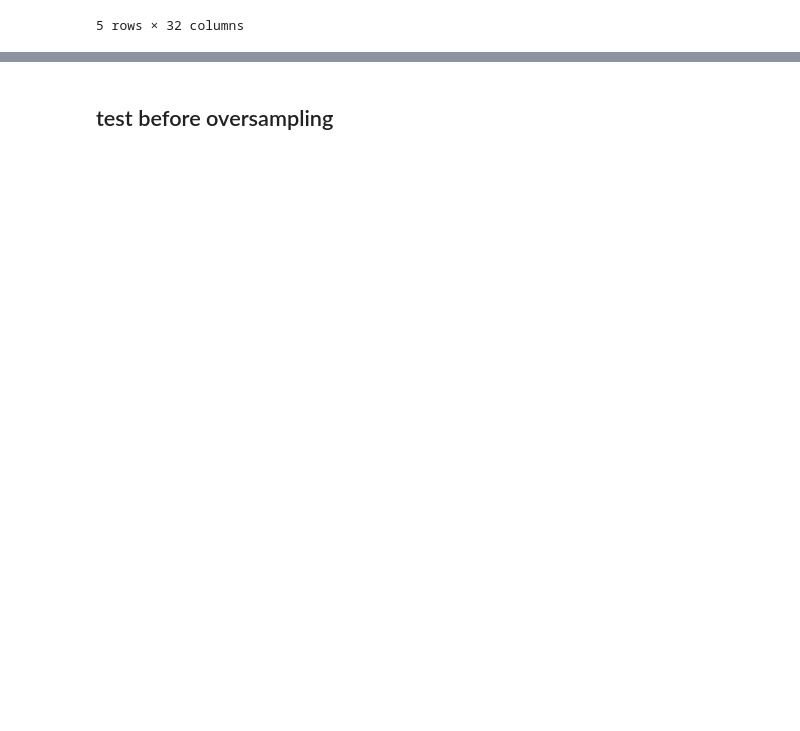
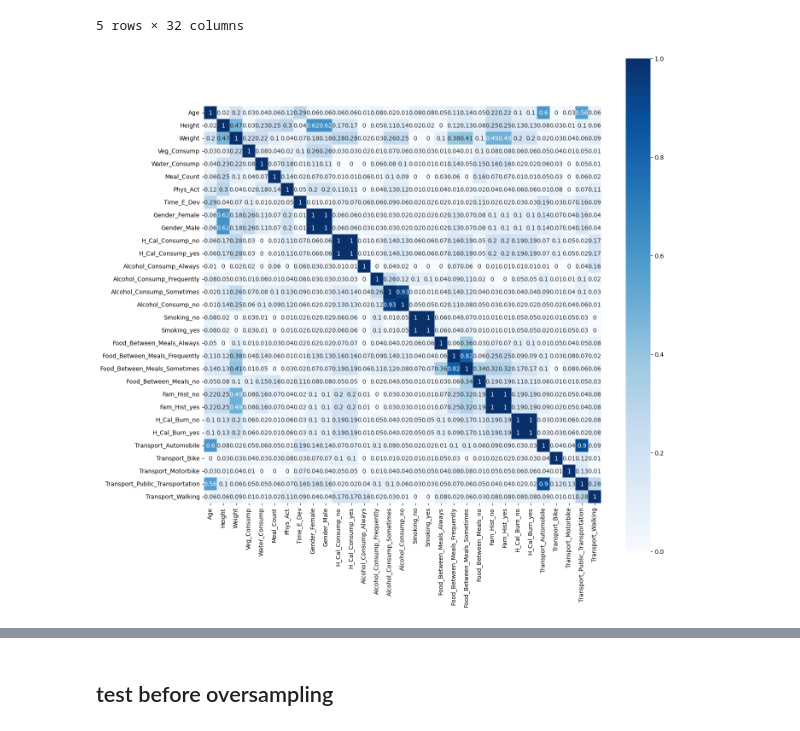
Before and after one commit to AhmedMahmoudHafez/Body-Level-Classification, a Jupyter notebook: Code/Pre-Processing.ipynb, the cells around one changed output, grey strips where cells are left out. Cells and saved outputs as stored; diff of their text form; code cells hidden in the pictures; blank space fills up the shorter version.

```diff
--- a/Code/Pre-Processing.ipynb
+++ b/Code/Pre-Processing.ipynb
@@ -171,3 +171,12 @@ df.head()
 # H_Cal_Burn : no 0 and yes 1
 # Transport : public 0, automobile 1, walking 2, bike 3, motorbike 4
 # Body_Level : BL1 0, BL2 1, BL3 2, BL4 3
+# %%
+# print the covariance matrix of the data and visualize it
+covariance_matrix = df.corr()
+covariance_matrix
+plt.figure(figsize=(15, 15))
+sns.heatmap(np.abs(np.round(covariance_matrix, 2)), square=True, annot=True, cmap=plt.cm.Blues)
+plt.show()
+# %% [output]
+[figure, added]
```
Also changed, not shown: parts of 5 cells of this notebook, 1 other file.
